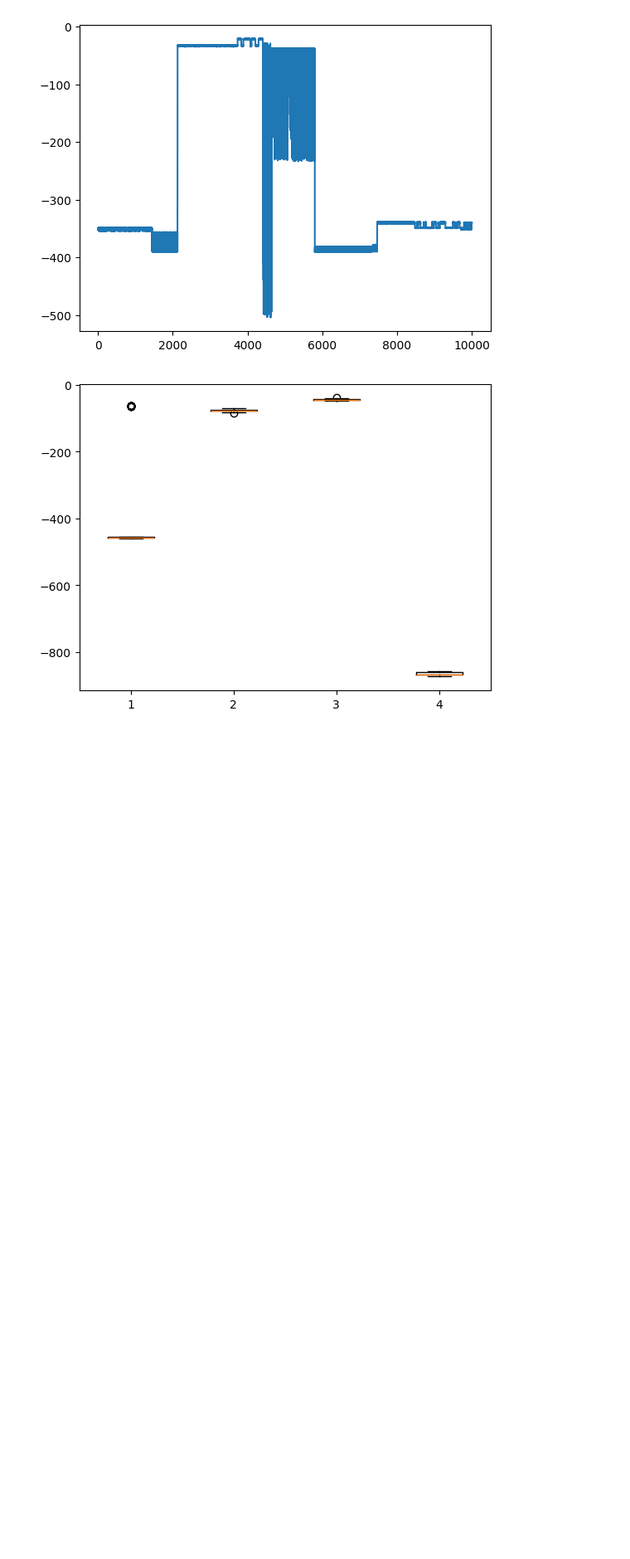
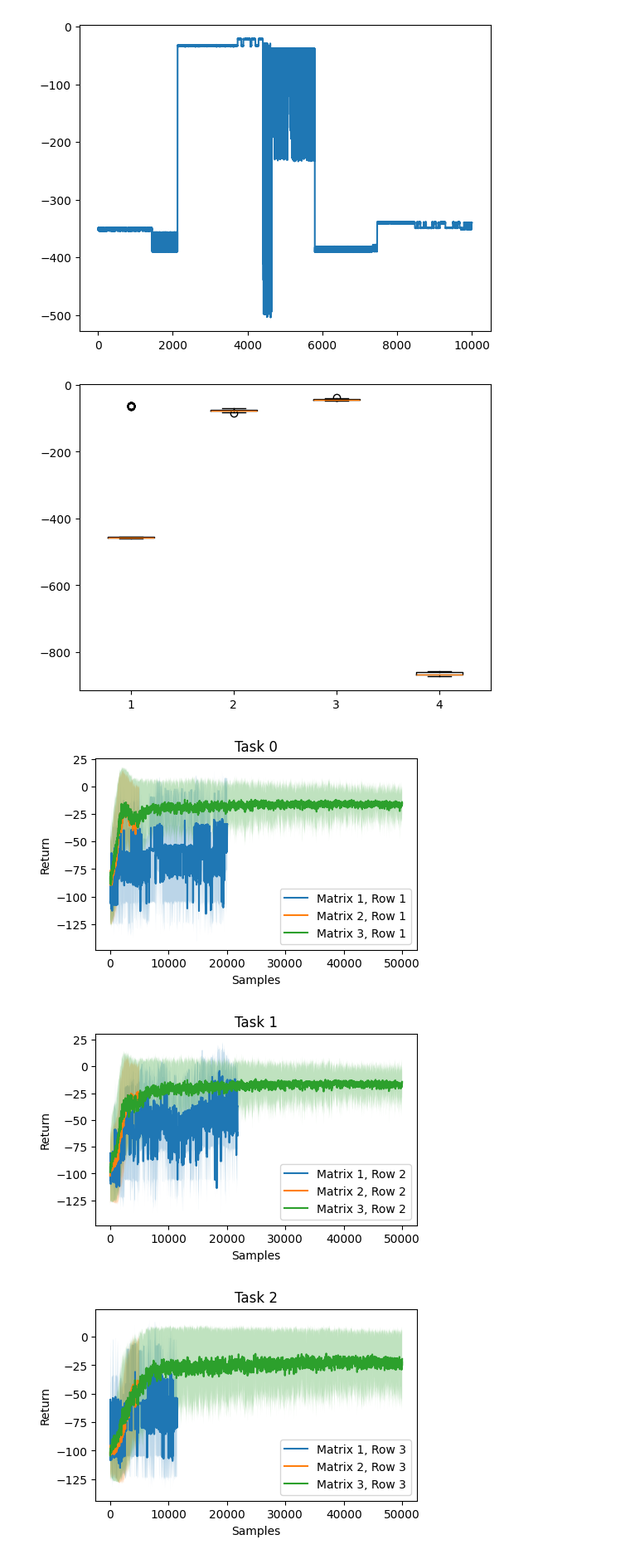
Before and after one commit to sergiorozada12/multi-task-lrrl, a Jupyter notebook: pendexp.ipynb, the cells around one changed output. Shown: that part at 83% size. Saved outputs shown, nothing was run; the diff lists cells and outputs as text; code cells hidden in the pictures; blank space fills up the shorter version.

```diff
--- a/pendexp.ipynb
+++ b/pendexp.ipynb
@@ -446,0 +553,50 @@ plt.show()
+# %%
+arr_multi = np.load("results/e2_multi.npy")
+arr_single_all = np.load("results/e3_single_all.npy")
+#arr_multi = np.load("results/e2_multi_alt.npy")
+#arr_single_all = np.load("results/e3_single_all_alt.npy")
+
+arr_multi[arr_multi == 0.0] = None
+arr_single_all[arr_single_all == 0.0] = None
+#arr_single[arr_single == 0.0] = None
+# %%
+arr_single_mean = np.mean(arr_single, axis=0)
+arr_single_std = np.std(arr_single, axis=0)
+
+arr_multi_mean = np.mean(arr_multi, axis=0)
+arr_multi_std = np.std(arr_multi, axis=0)
+
+arr_single_all_mean = np.mean(arr_single_all, axis=0)
+arr_single_all_std = np.std(arr_single_all, axis=0)
+# %%
+import numpy as np
+import matplotlib.pyplot as plt
+
+
+# List of matrices
+matrices = [arr_single_mean, arr_multi_mean, arr_single_all_mean]
+stds = [arr_single_std, arr_multi_std, arr_single_all_std]
+
+# Iterate over the rows (0 to 3)
+for i in range(4):
+    plt.figure(figsize=(5, 3))  # Create a new figure for each row
+    for j, (matrix, std) in enumerate(zip(matrices, stds)):
+        time = np.arange(0, 10 * matrix.shape[1], 10)  # x-axis (assuming 100 time points)
+        mean = matrix[i]
+        std_dev = std[i]
+
+        # Plot the mean
+        plt.plot(time, mean, label=f'Matrix {j+1}, Row {i+1}')
+
+        # Fill the area between (mean - std) and (mean + std)
+        plt.fill_between(time, mean - std_dev, mean + std_dev, alpha=0.3)
+
+    plt.title(f'Task {i}')
+    plt.xlabel('Samples')
+    plt.ylabel('Return')
+    plt.legend()
+    plt.show()
+# %% [output]
+[figure, added]
+[figure, added]
+[figure, added]
```
Also changed, not shown: parts of 18 cells of this notebook, 4 other files.
